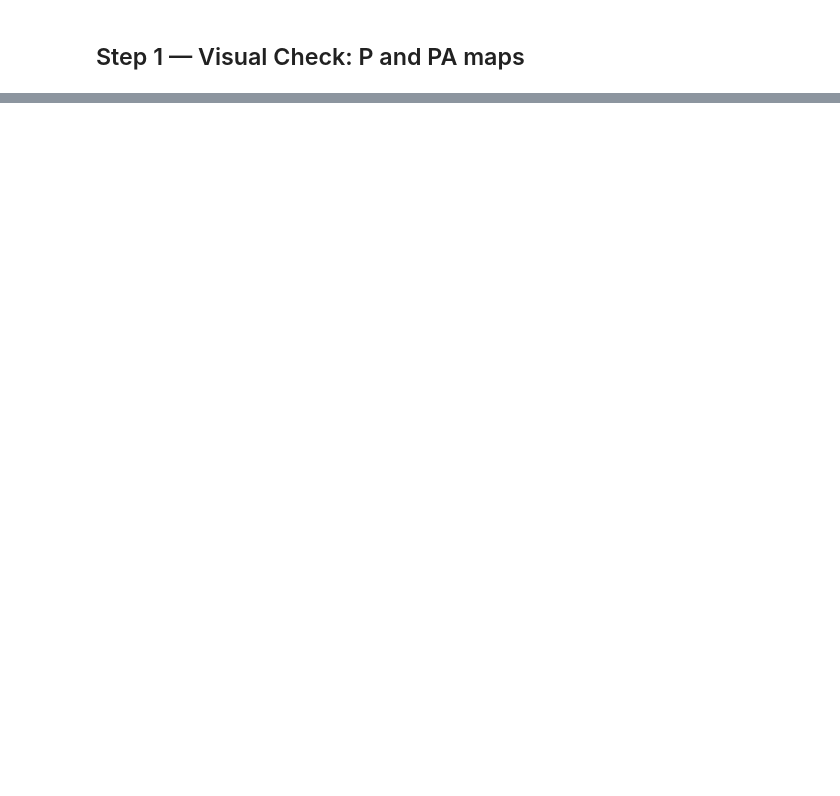
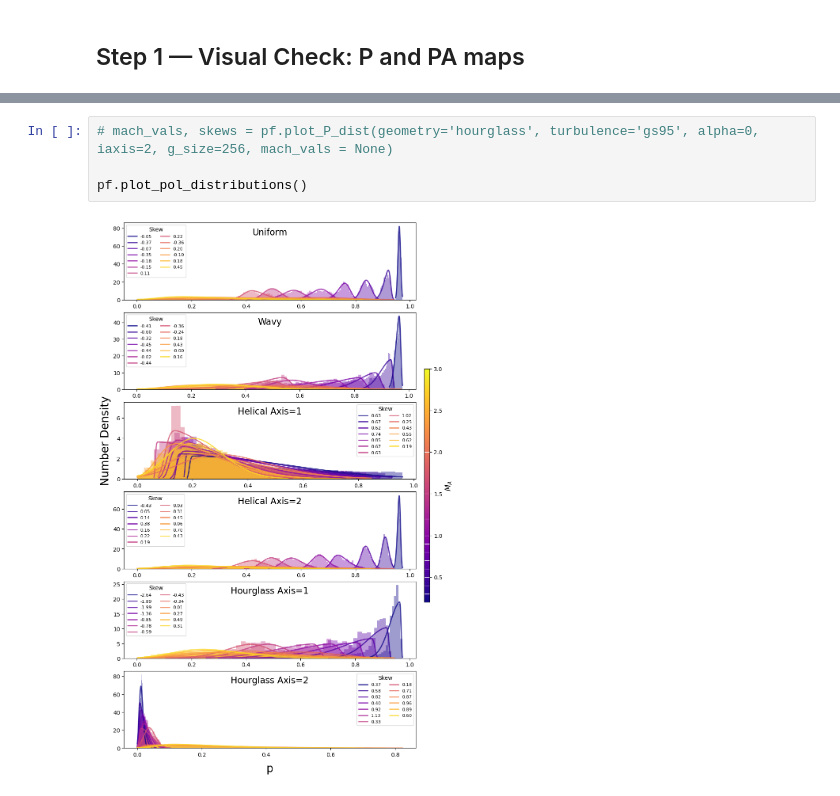
Before and after one commit to skressy/polarization_skew_study, a Jupyter notebook: polarization_study/analysis.ipynb, the cells around one changed output, grey strips where cells are left out. Drawn from its saved outputs; the diff is of its cells as text; blank space fills up the shorter version.

```diff
--- a/polarization_study/analysis.ipynb
+++ b/polarization_study/analysis.ipynb
@@ -35,0 +47,6 @@ mach_vals, skews = plot_P_distributions(geometry='uniform', turbulence='gs95', g
+# %%
+# mach_vals, skews = pf.plot_P_dist(geometry='hourglass', turbulence='gs95', alpha=0, iaxis=2, g_size=256, mach_vals = None)
+
+pf.plot_pol_distributions()
+# %% [output]
+[figure, added]
```
Also changed, not shown: parts of 27 cells of this notebook, 33 other files.
